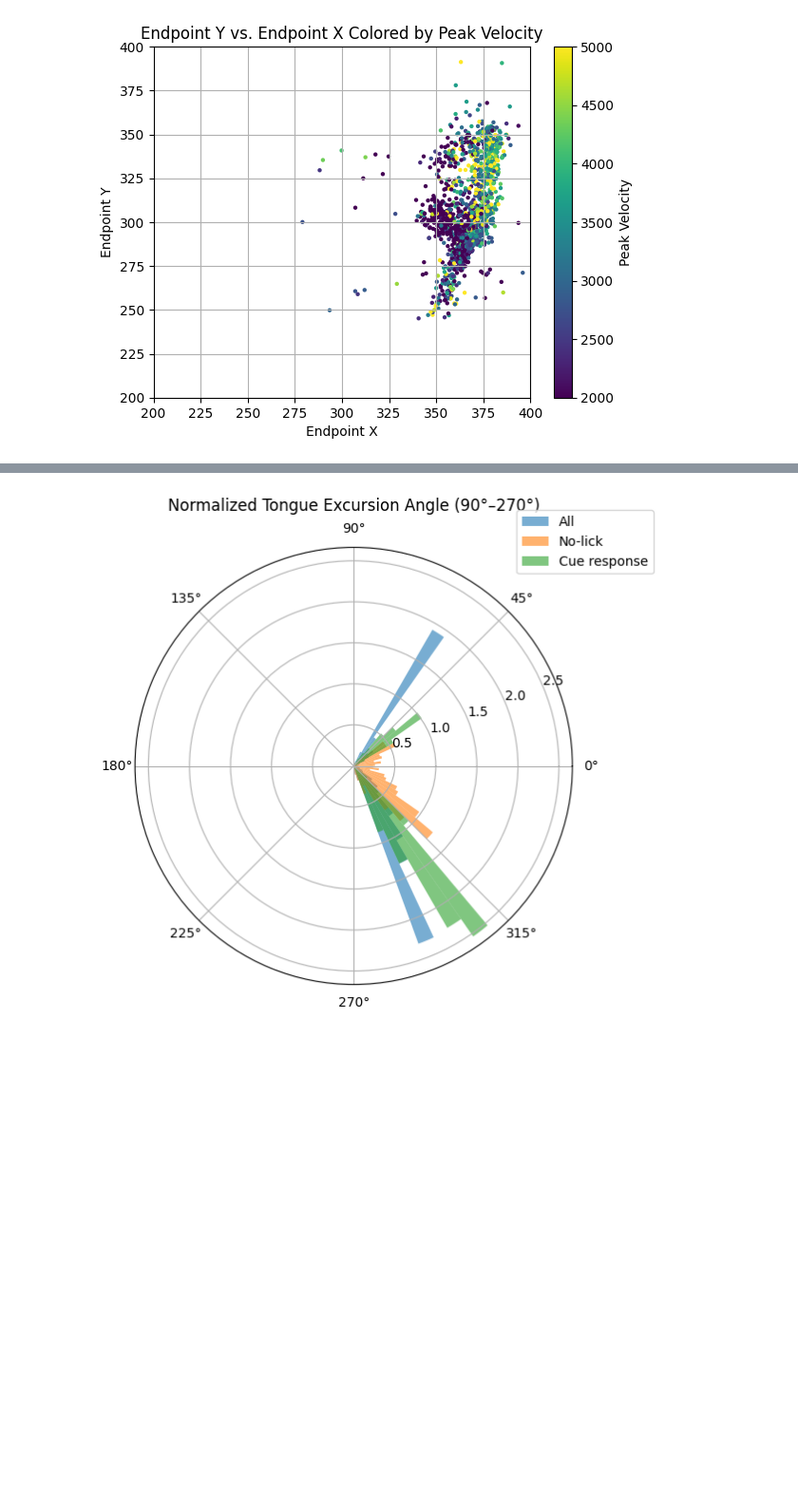
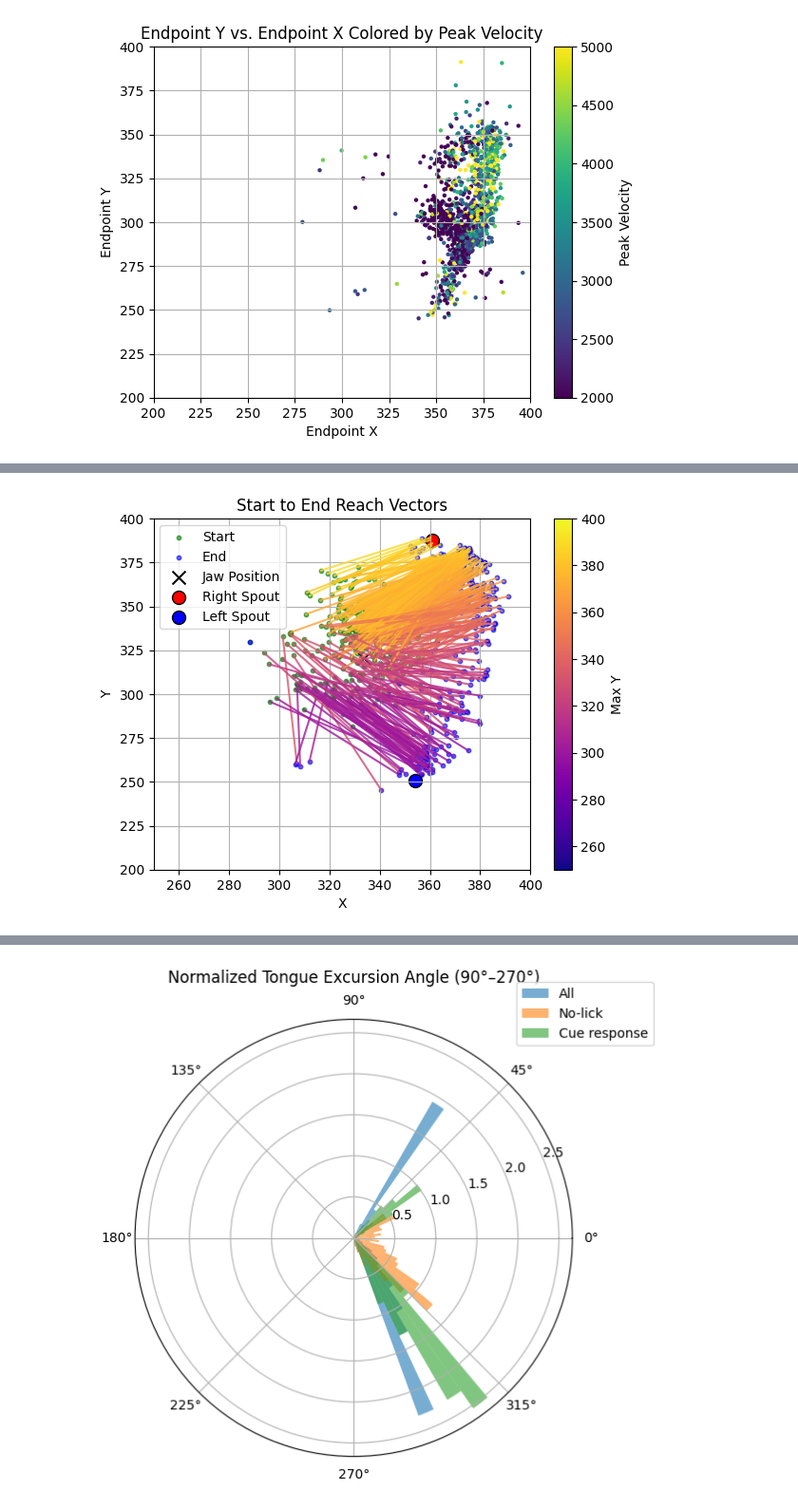
Before and after one commit to 1mattbecker/kinematics_analysis, a Jupyter notebook: code/tongue_kinematics_cueresponse.ipynb, the cells around one changed output, grey strips where cells are left out. Shown at 95% size. Saved outputs shown, nothing was run; the diff lists cells and outputs as text; code cells hidden in the pictures; blank space fills up the shorter version.

```diff
--- a/code/tongue_kinematics_cueresponse.ipynb
+++ b/code/tongue_kinematics_cueresponse.ipynb
@@ -753,0 +874,15 @@ no_lick_movements = tongue_movements_with_model.query('has_lick == False')
+# %%
+# Example usage
+fig, ax = plt.subplots()
+plot_reach_vectors(
+    tongue_movements_with_model.iloc[0:500],
+    hue_col='max_y', cmap='plasma', ax=ax,
+    clim=(250, 400), alpha=0.8, show_points=True
+)
+plot_standard_lick_landmarks(jaw_coords, spoutL_coords, spoutR_coords, ax=ax)
+
+ax.set_xlim(250, 400)
+ax.set_ylim(200, 400)
+plt.show()
+# %% [output]
+[figure, added]
```
Also changed, not shown: parts of 19 cells of this notebook, 3 other files.
